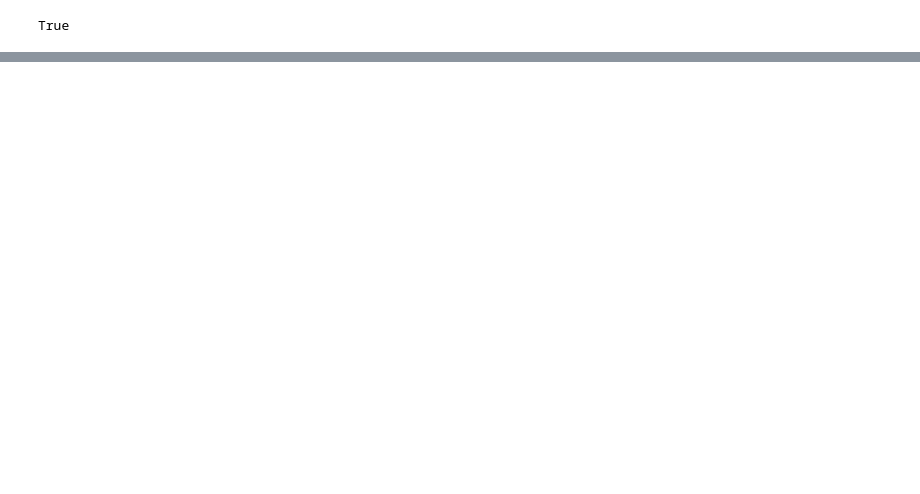
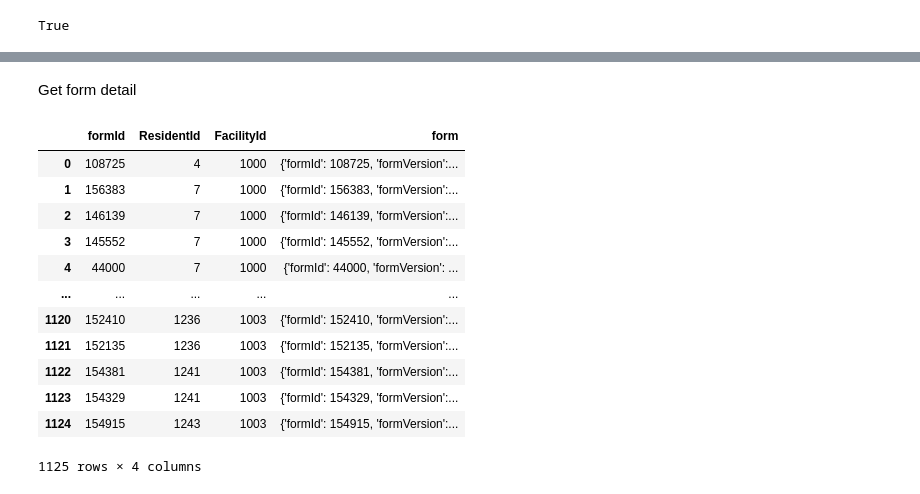
Before and after one commit to Halo-Labs-Australia/rockpool-CM-API, a Jupyter notebook: CM_API_NonSpark.ipynb, the cells around one changed output, grey strips where cells are left out. Cells and saved outputs as stored; diff of their text form; code cells hidden in the pictures; blank space fills up the shorter version.

Commit message:
Add form fetching and detail fetching

```diff
--- a/CM_API_NonSpark.ipynb
+++ b/CM_API_NonSpark.ipynb
@@ -66,6 +69,16 @@ residents_bulk_sync_url = ""
 # %%
 def fetch_api(url, headers):
     resp = requests.get(url, headers=headers)
-    resp.raise_for_status()
-    json_text = resp.text
-    return json_text
+
+    try:
+        resp.raise_for_status()
+        return resp.json()
+    except requests.exceptions.HTTPError as e:
+        try:
+            error_details = resp.json()
+        except ValueError:
+            error_details = resp.text
+
+        raise requests.HTTPError(
+            f"API request failed: {resp.status_code} - {error_details}"
+        ) from e
@@ -117,0 +112,3 @@ ddf.head(5)  # Display first 5 rows of the Dask DataFrame
+# %%
+df_forms_raw = pd.DataFrame(form_list)
+df_forms_raw["formId"] = df_forms_raw["form"].apply(lambda f: f.get("id"))
@@ -117,0 +124,2 @@ ddf.head(5)  # Display first 5 rows of the Dask DataFrame
+# %% [markdown]
+Get form detail
@@ -117,0 +201,40 @@ ddf.head(5)  # Display first 5 rows of the Dask DataFrame
+# %%
+form_detail_list = []
+
+for _, row in df_forms_raw.iterrows():
+    form_id = row["formId"]
+
+    form_detail_url = (
+        f"{cm_utility.BASE_URL}/api/AssessmentForms/GetAssessmentFormForEdit"
+        f"?formId={form_id}&userId={USER_ID}"
+    )
+
+    try:
+        form_detail = fetch_api(form_detail_url, headers=headers)
+        form_detail_list.append({
+            "formId": form_id,
+            "ResidentId": row.get("ResidentId"),
+            "FacilityId": row.get("FacilityId"),
+            "form": form_detail
+        })
+
+    except Exception as e:
+        print(f"Failed to fetch form detail for formId {form_id}: {e}")
+# %%
+df_form_details = pd.DataFrame(form_detail_list)
+# %%
+display(df_form_details)
+# %% [output]
+|  | formId | ResidentId | FacilityId | form |
+| 0 | 108725 | 4 | 1000 | {'formId': 108725, 'formVersion':... |
+| 1 | 156383 | 7 | 1000 | {'formId': 156383, 'formVersion':... |
+| 2 | 146139 | 7 | 1000 | {'formId': 146139, 'formVersion':... |
+| 3 | 145552 | 7 | 1000 | {'formId': 145552, 'formVersion':... |
+| 4 | 44000 | 7 | 1000 | {'formId': 44000, 'formVersion': ... |
+| ... | ... | ... | ... | ... |
+| 1120 | 152410 | 1236 | 1003 | {'formId': 152410, 'formVersion':... |
+| 1121 | 152135 | 1236 | 1003 | {'formId': 152135, 'formVersion':... |
+| 1122 | 154381 | 1241 | 1003 | {'formId': 154381, 'formVersion':... |
+| 1123 | 154329 | 1241 | 1003 | {'formId': 154329, 'formVersion':... |
+| 1124 | 154915 | 1243 | 1003 | {'formId': 154915, 'formVersion':... |
+1125 rows × 4 columns
```
Also changed, not shown: parts of 26 cells of this notebook, 1 other file.
